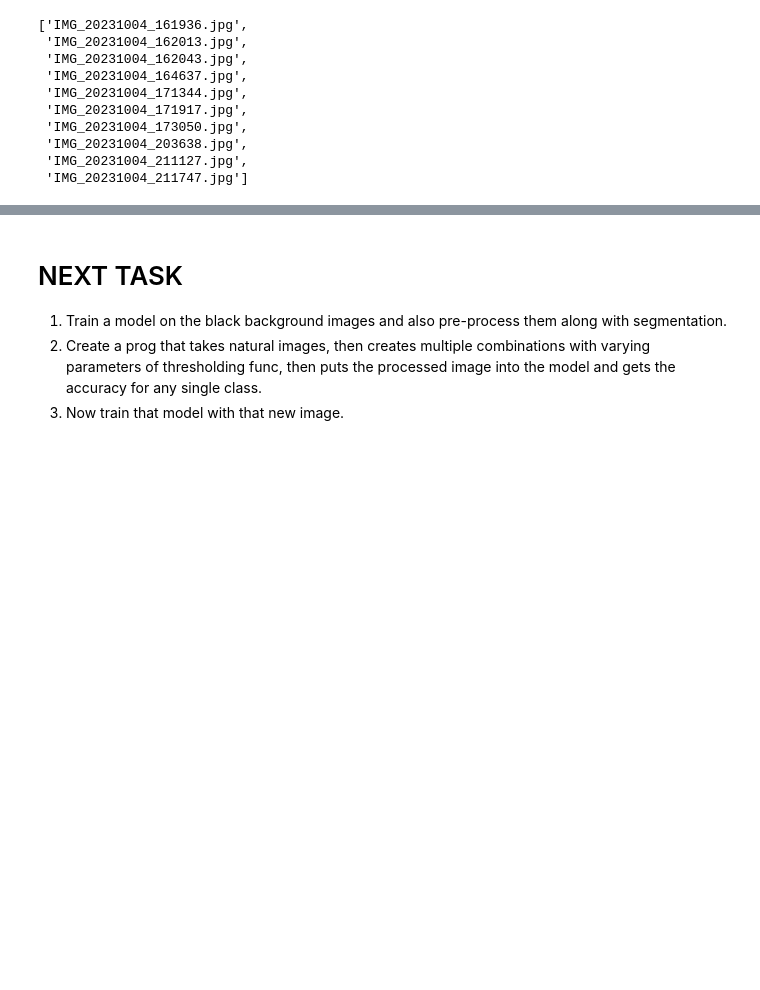
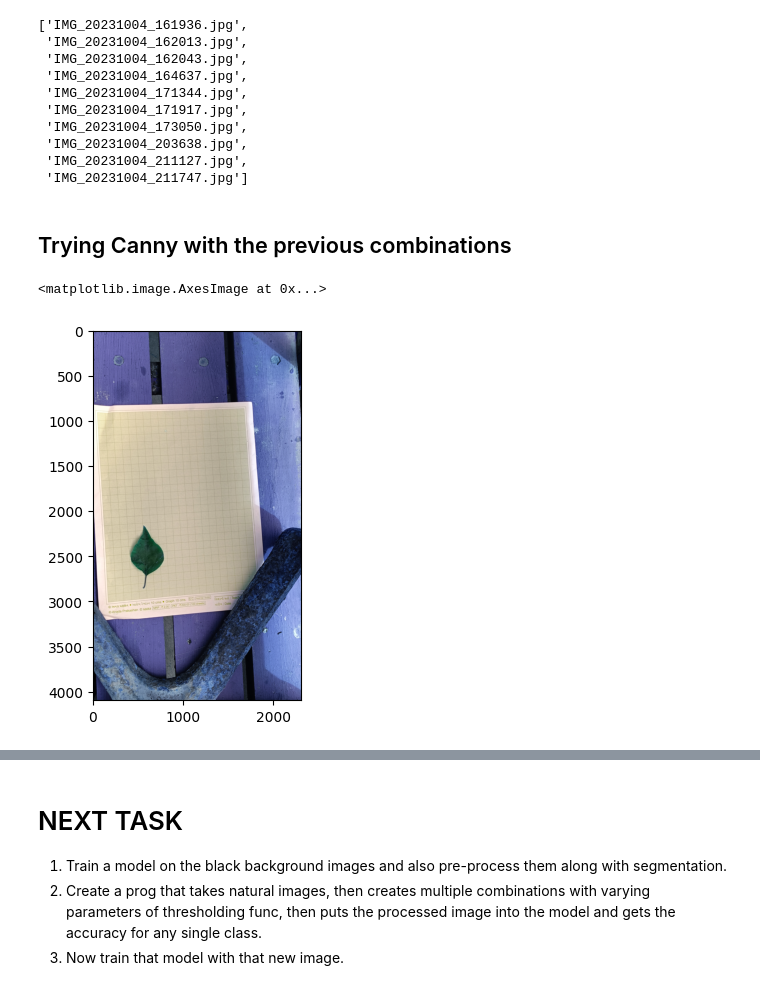
Before and after one commit to Yash-Koshti/Leaf_Species_Detection, a Jupyter notebook: Leaf_Image_Preprocessing.ipynb, the cells around one changed output, grey strips where cells are left out. Saved outputs shown, nothing was run; the diff lists cells and outputs as text; code cells hidden in the pictures; blank space fills up the shorter version.

Commit message:
init: initializing Leaf_Lore project

```diff
--- a/Leaf_Image_Preprocessing.ipynb
+++ b/Leaf_Image_Preprocessing.ipynb
@@ -200,3 +201,5 @@ image_blackBG_lst
 local_path = 'BlackBG/'
 for image in image_blackBG_lst:
     ImagePreprocess_Combination_2(local_path + image)
+# %% [markdown]
+## Trying Canny with the previous combinations
@@ -202,0 +217,7 @@ for image in image_blackBG_lst:
+# %%
+local_path = 'Collected Leaf data/Botany Collection/Graph Background/IMG20240213091245.jpg'
+cur_img = cv.imread(local_path)
+plt.imshow(cur_img)
+# %% [output]
+<matplotlib.image.AxesImage at 0x...>
+[figure, added]
```
Also changed, not shown: parts of 17 cells of this notebook, 52 other files.
